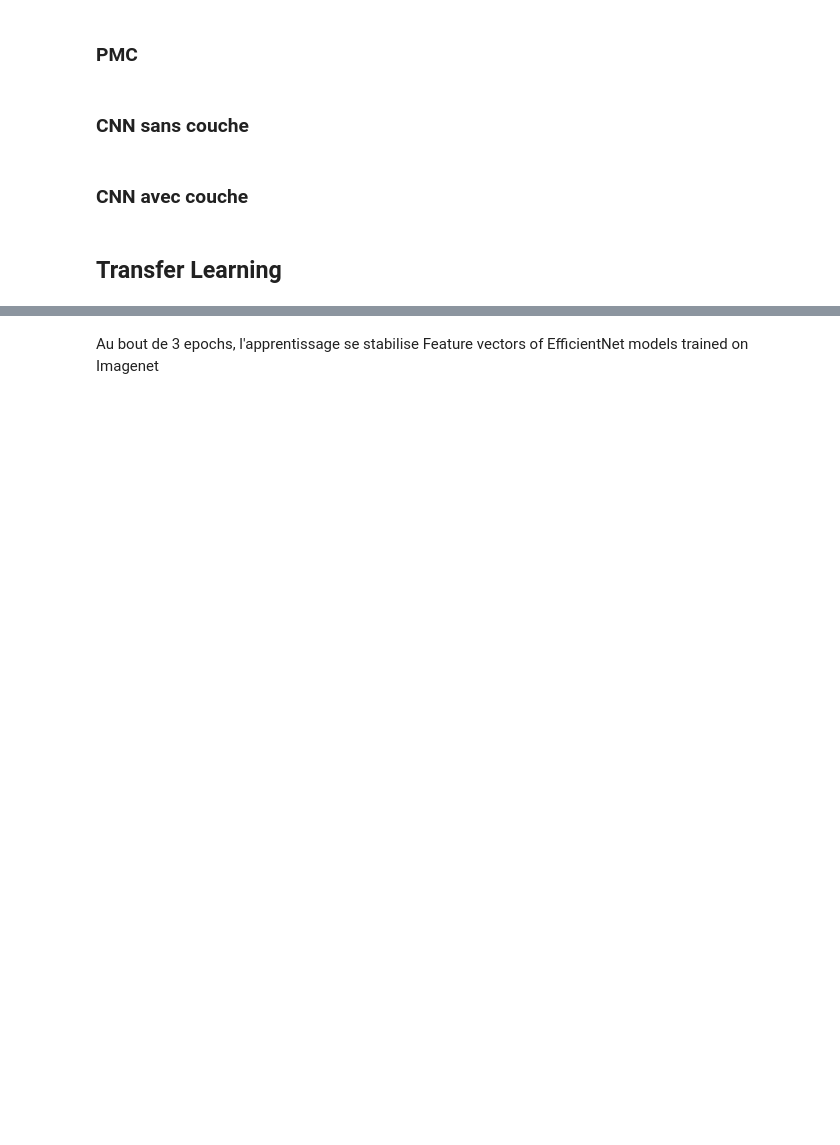
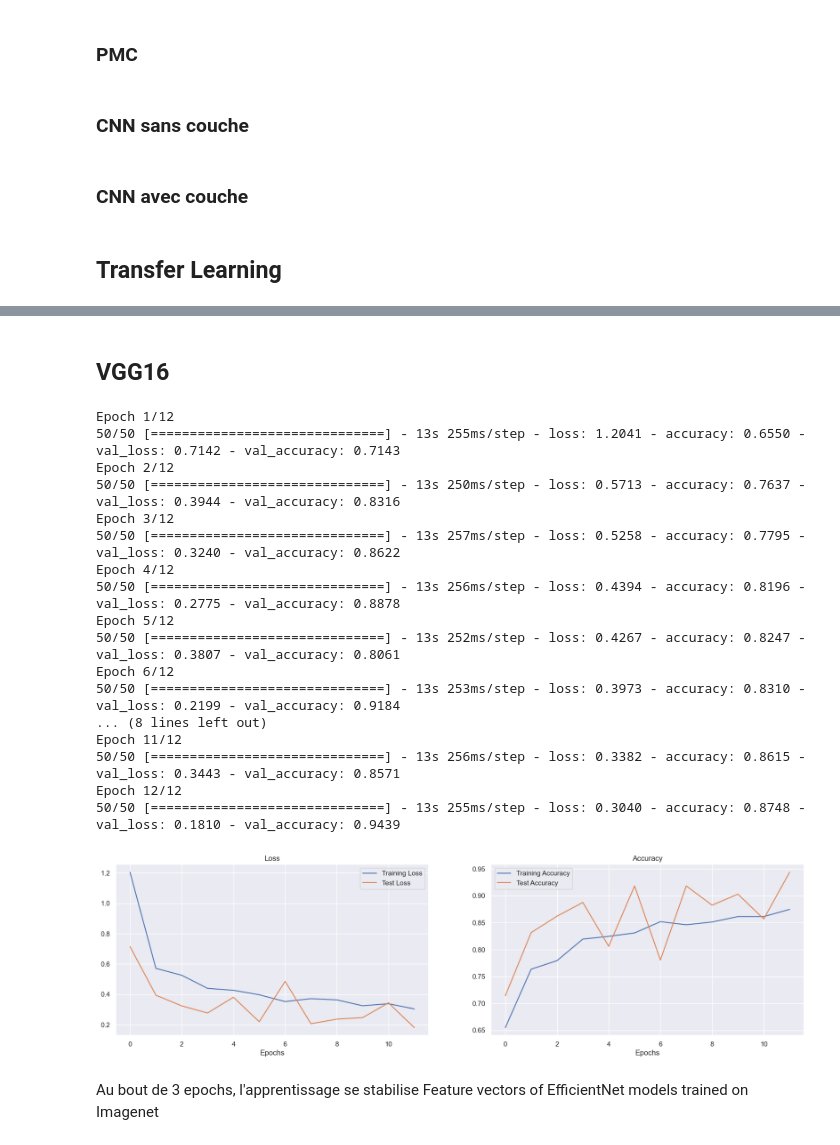
Before and after one commit to baudu69/TransferLearning, a Jupyter notebook: cnn.ipynb, the cells around one changed output, grey strips where cells are left out. Drawn from its saved outputs; the diff is of its cells as text; code cells hidden in the pictures; blank space fills up the shorter version.

```diff
--- a/cnn.ipynb
+++ b/cnn.ipynb
@@ -289,3 +349,55 @@ KeyboardInterrupt
+# %% [markdown]
+## VGG16
+# %%
+from keras.optimizers import RMSprop
+from keras import Model
+from keras.applications import VGG16
+from keras import layers
+
+resnet_pretrain_model = VGG16(input_shape = (224, 224, 3),
+                              include_top = False,
+                              weights = "imagenet")
+for layer in resnet_pretrain_model.layers:
+     layer.trainable = False
+
+last_layer = resnet_pretrain_model.get_layer('block5_pool')
+last_output = last_layer.output
+x = layers.Flatten()(last_output)
+x = layers.Dense(1024, activation='relu')(x)
+x = layers.Dropout(0.2)(x)
+x = layers.Dense(6, activation='softmax')(x)
+
+resnet_model = Model(resnet_pretrain_model.input, x)
+
+resnet_model.compile(optimizer = RMSprop(lr=0.0001),
+                     loss = 'sparse_categorical_crossentropy',
+                     metrics = ['accuracy'])
+
+history=resnet_model.fit(train_data_augmented,
+                         epochs=12,
+                         steps_per_epoch=len(train_data_augmented),
+                         validation_data=val_data,
+                         validation_steps=len(val_data))
+plot_loss_curves(history)
+# %% [output]
+Epoch 1/12
+50/50 [==============================] - 13s 255ms/step - loss: 1.2041 - accuracy: 0.6550 - val_loss: 0.7142 - val_accuracy: 0.7143
+Epoch 2/12
+50/50 [==============================] - 13s 250ms/step - loss: 0.5713 - accuracy: 0.7637 - val_loss: 0.3944 - val_accuracy: 0.8316
+Epoch 3/12
+50/50 [==============================] - 13s 257ms/step - loss: 0.5258 - accuracy: 0.7795 - val_loss: 0.3240 - val_accuracy: 0.8622
+Epoch 4/12
+50/50 [==============================] - 13s 256ms/step - loss: 0.4394 - accuracy: 0.8196 - val_loss: 0.2775 - val_accuracy: 0.8878
+Epoch 5/12
+50/50 [==============================] - 13s 252ms/step - loss: 0.4267 - accuracy: 0.8247 - val_loss: 0.3807 - val_accuracy: 0.8061
+Epoch 6/12
+50/50 [==============================] - 13s 253ms/step - loss: 0.3973 - accuracy: 0.8310 - val_loss: 0.2199 - val_accuracy: 0.9184
+... (8 lines left out)
+Epoch 11/12
+50/50 [==============================] - 13s 256ms/step - loss: 0.3382 - accuracy: 0.8615 - val_loss: 0.3443 - val_accuracy: 0.8571
+Epoch 12/12
+50/50 [==============================] - 13s 255ms/step - loss: 0.3040 - accuracy: 0.8748 - val_loss: 0.1810 - val_accuracy: 0.9439
+[figure, added]
 # %% [markdown]
 Au bout de 3 epochs, l'apprentissage se stabilise
 Feature vectors of EfficientNet models trained on Imagenet
```
Also changed, not shown: parts of 16 cells of this notebook, 1 other file.
